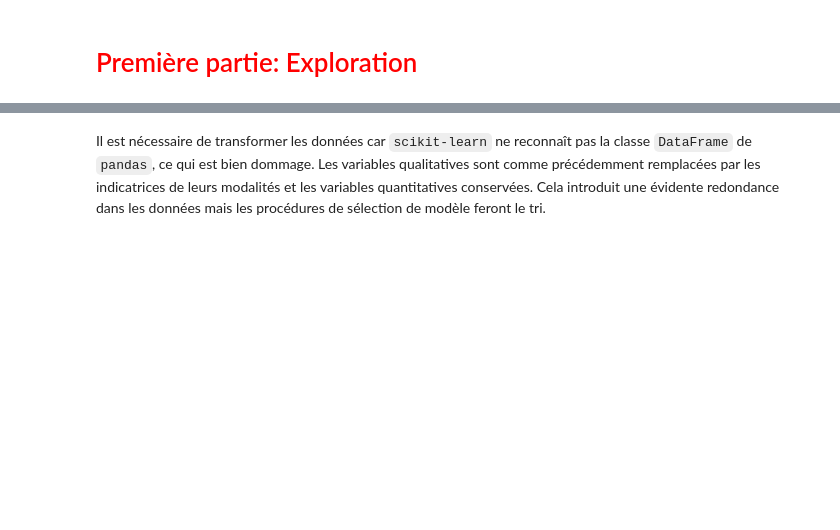
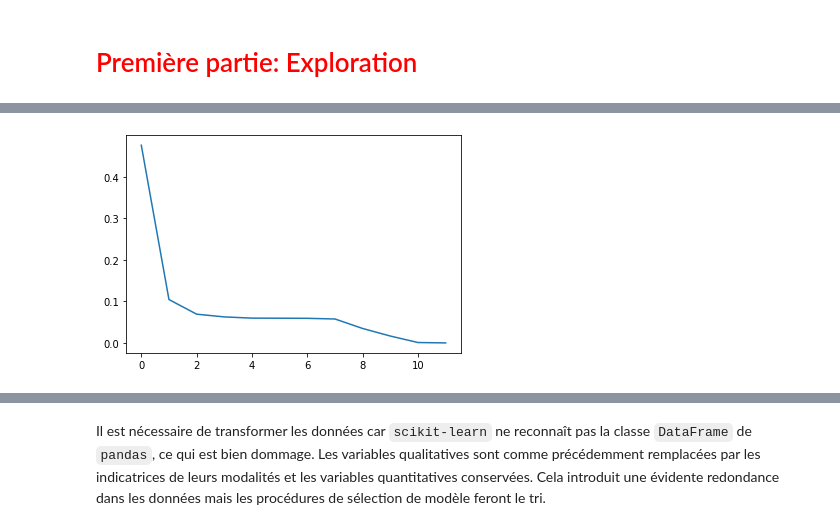
Before and after one commit to Arnofnr/ProjectBigDataCertif, a Jupyter notebook: SalesPredictionOlivier.ipynb, the cells around one changed output, grey strips where cells are left out. Saved outputs shown, nothing was run; the diff lists cells and outputs as text; code cells hidden in the pictures; blank space fills up the shorter version.

```diff
--- a/SalesPredictionOlivier.ipynb
+++ b/SalesPredictionOlivier.ipynb
@@ -212,3 +362,9 @@ array([[ 5.36644341e-01,  2.29828047e-01,  5.86113330e-03,
+# %%
+C_train = pca.fit(X).transform(X)
+plt.plot(pca.explained_variance_ratio_)
+plt.show()
+# %% [output]
+[figure, added]
 # %%
 ## Estimation, calcul des composantes principales
 C_train = pca.fit(X_tot_train).transform(X_tot_train)[:,:5]
```
Also changed, not shown: parts of 75 cells of this notebook.
